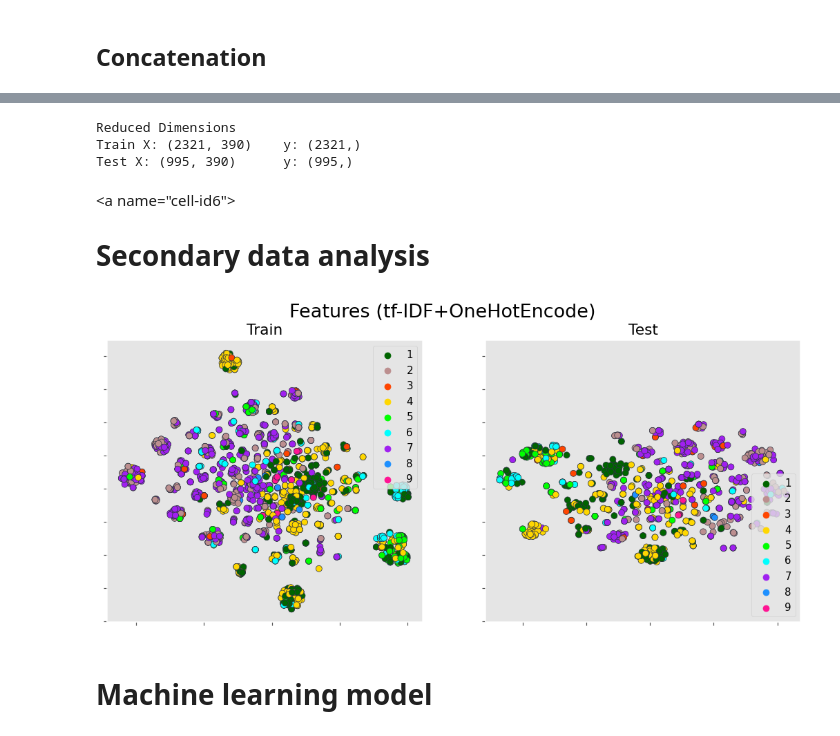
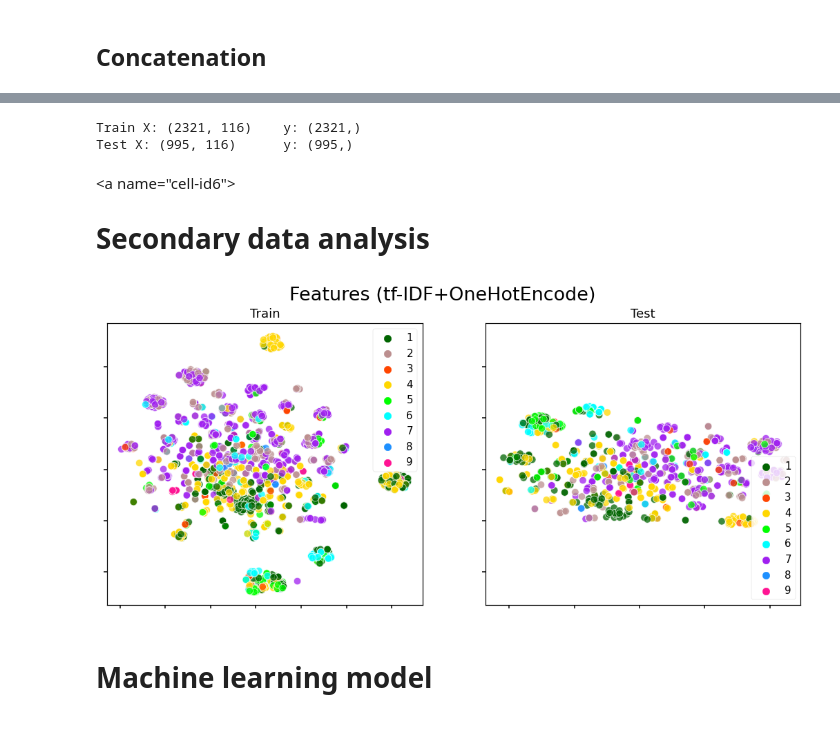
Before and after one commit to akshayonly/DL-Case-Study-Classifying-GM, a Jupyter notebook: Classifying_Genetic_Mutation_.ipynb, the cells around one changed output, grey strips where cells are left out. Drawn from its saved outputs; the diff is of its cells as text; code cells hidden in the pictures.

```diff
--- a/Classifying_Genetic_Mutation_.ipynb
+++ b/Classifying_Genetic_Mutation_.ipynb
@@ -64,7 +62,8 @@ from sklearn.decomposition import TruncatedSVD
 from sklearn.feature_extraction.text import TfidfVectorizer, CountVectorizer
 from sklearn.preprocessing import normalize, StandardScaler, LabelEncoder
 from sklearn.model_selection import GridSearchCV, train_test_split
-from sklearn.metrics import confusion_matrix, classification_report, accuracy_score
+from sklearn.metrics import confusion_matrix, classification_report
+from sklearn.metrics import f1_score, balanced_accuracy_score
 
 from sklearn.svm import SVC
 from sklearn.linear_model import SGDClassifier
@@ -79,7 +78,7 @@ nltk.download('punkt')
 
 palette = ['#006400', '#bc8f8f', '#ff4500', '#ffd700', '#00ff00',
            '#00ffff', '#a020f0', '#1e90ff', '#ff1493']
-plt.style.use('ggplot')
+plt.style.use('seaborn-notebook')
 # %% [output]
 [nltk_data] Downloading package stopwords to /root/nltk_data...
 [nltk_data]   Package stopwords is already up-to-date!
@@ -387,10 +423,9 @@ test_reduced = svd.fit_transform(test)
 # %%
-print(f"Reduced Dimensions\nTrain X: {train_reduced.shape}\ty: {y_train.shape}")
+print(f"Train X: {train_reduced.shape}\ty: {y_train.shape}")
 print(f"Test X: {test_reduced.shape}\ty: {y_test.shape}")
 # %% [output]
-Reduced Dimensions
-Train X: (2321, 390)    y: (2321,)
-Test X: (995, 390)      y: (995,)
+Train X: (2321, 116)    y: (2321,)
+Test X: (995, 116)      y: (995,)
 # %% [markdown]
 <a name="cell-id6"></a>
 # Secondary data analysis
@@ -403,24 +438,24 @@ test_tsne = TSNE(n_components=2, perplexity=100).fit_transform(test)
 # %%
 fig, axes = plt.subplots(1, 2, figsize=(12, 5), dpi=108, sharey=True)
 fig.suptitle('Features (tf-IDF+OneHotEncode)', fontsize=18)
 
-sns.scatterplot(ax=axes[0], x=train_tsne[:,0], y=train_tsne[:,1], edgecolor='#2f3542',
+sns.scatterplot(ax=axes[0], x=train_tsne[:,0], y=train_tsne[:,1], alpha=0.75,
                 hue=y_train, legend='full', palette=palette)
 axes[0].set_title("Train")
 axes[0].set_yticklabels([])
 axes[0].set_xticklabels([])
 axes[0].grid(False)
 
-sns.scatterplot(ax=axes[1], x=test_tsne[:,0], y=test_tsne[:,1], edgecolor='#2f3542',
+sns.scatterplot(ax=axes[1], x=test_tsne[:,0], y=test_tsne[:,1], alpha=0.75,
                 hue=y_test, legend='full', palette=palette)
 axes[1].set_title("Test")
 axes[1].set_yticklabels([])
 axes[1].set_xticklabels([])
 axes[1].grid(False)
 
 fig.savefig('QWERTT.png', dpi=300)
 # %% [output]
-[figure, old version]
+[figure, new version]
 # %% [markdown]
 # Machine learning model
 # %% [markdown]
```
Also changed, not shown: parts of 30 cells of this notebook.
